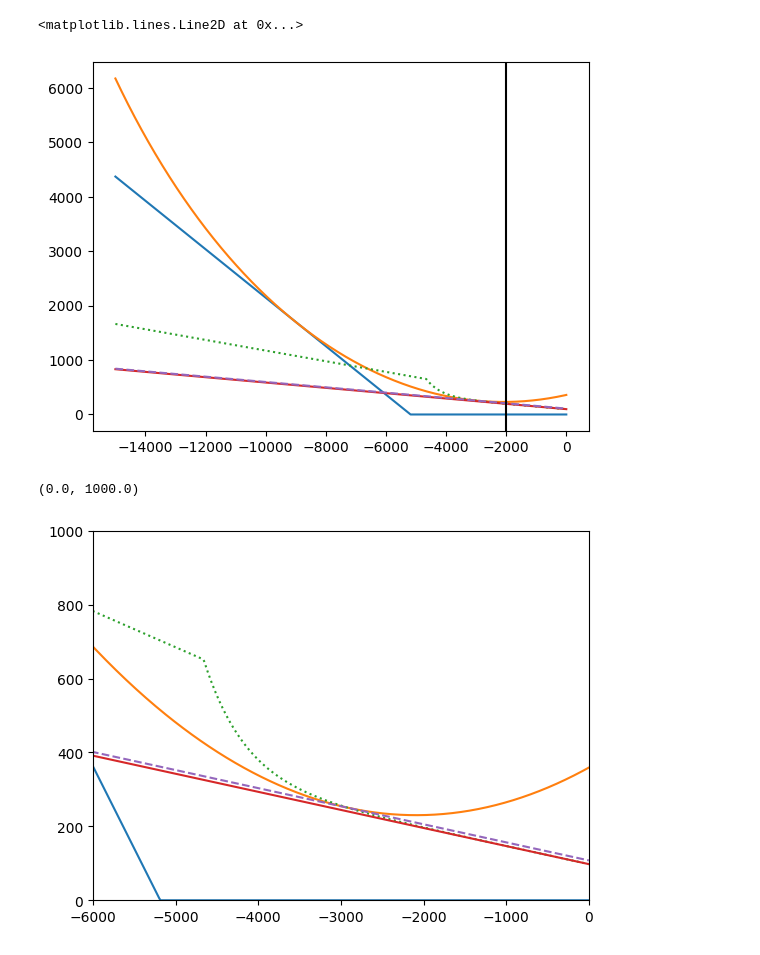
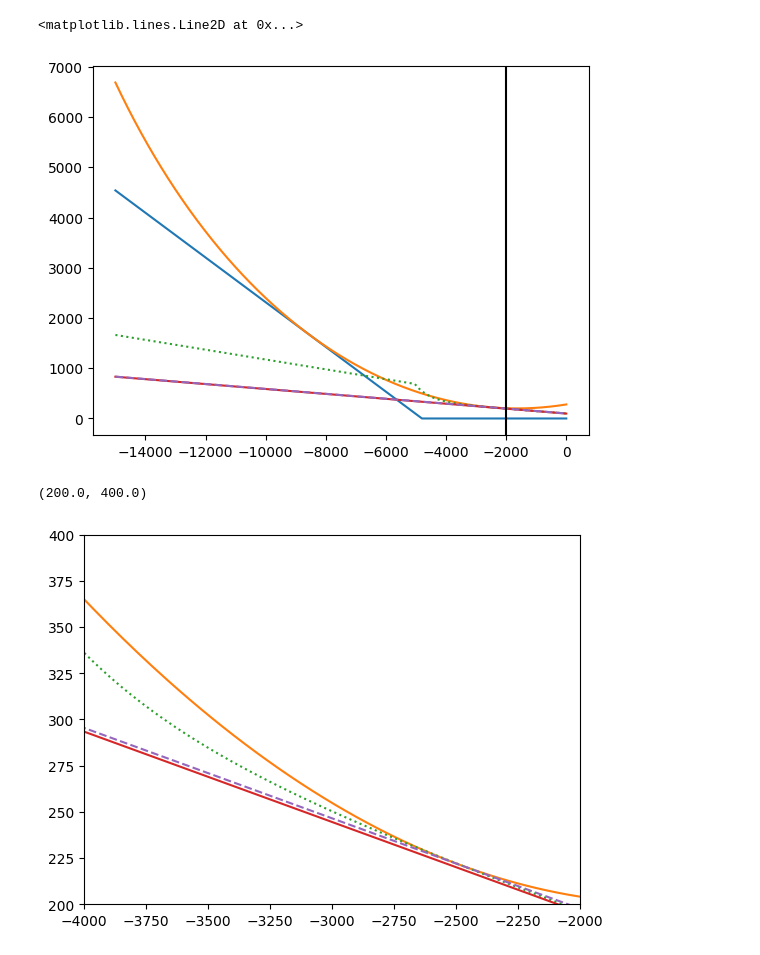
Before and after one commit to giuliodondi/kOS-Shuttle-OPS3, a Jupyter notebook: Ships/Script/Shuttle_OPS3/LOGS/a_l_href.ipynb, the cells around one changed output. Saved outputs shown, nothing was run; the diff lists cells and outputs as text; code cells hidden in the pictures.

```diff
--- a/Ships/Script/Shuttle_OPS3/LOGS/a_l_href.ipynb
+++ b/Ships/Script/Shuttle_OPS3/LOGS/a_l_href.ipynb
@@ -7,9 +7,9 @@ xaim = 2000
 
 rflare = 17000
 
-hcloop = 1700
+hcloop = 1670
 
-hdecay = 10
+hdecay = 2
 
 sigma_exp = 500
 
@@ -117,21 +117,21 @@ plt.plot(x, [igs2(x_) for x_ in x], '--')
 plt.axvline(x = -xaim, color = 'k')
 # %% [output]
 <matplotlib.lines.Line2D at 0x...>
-[figure, old version]
+[figure, new version]
 # %%
 plt.figure()
 
 plt.plot(x, [ogs(x_) for x_ in x])
 plt.plot(x, [flare(x_) for x_ in x])
 plt.plot(x, [flareexp(x_) for x_ in x], ':')
 plt.plot(x, [igs(x_) for x_ in x])
 plt.plot(x, [igs2(x_) for x_ in x], '--')
 
-plt.xlim([-6000, 0])
-plt.ylim([0, 1000])
+plt.xlim([-4000, -2000])
+plt.ylim([200, 400])
 # %% [output]
-(0.0, 1000.0)
+(200.0, 400.0)
-[figure, old version]
+[figure, new version]
 # %%
 print(-10951.095177025803, -4959.660457803143)
 
```
Also changed, not shown: parts of 3 cells of this notebook, 3 other files.
